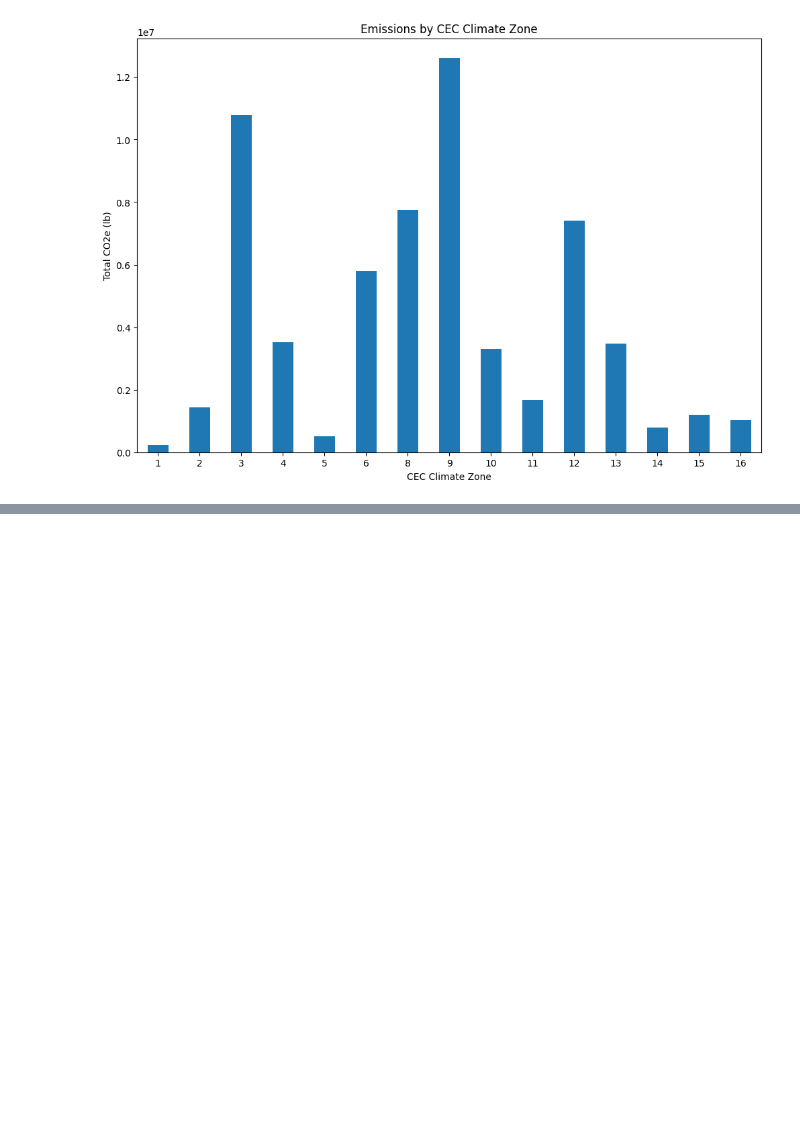
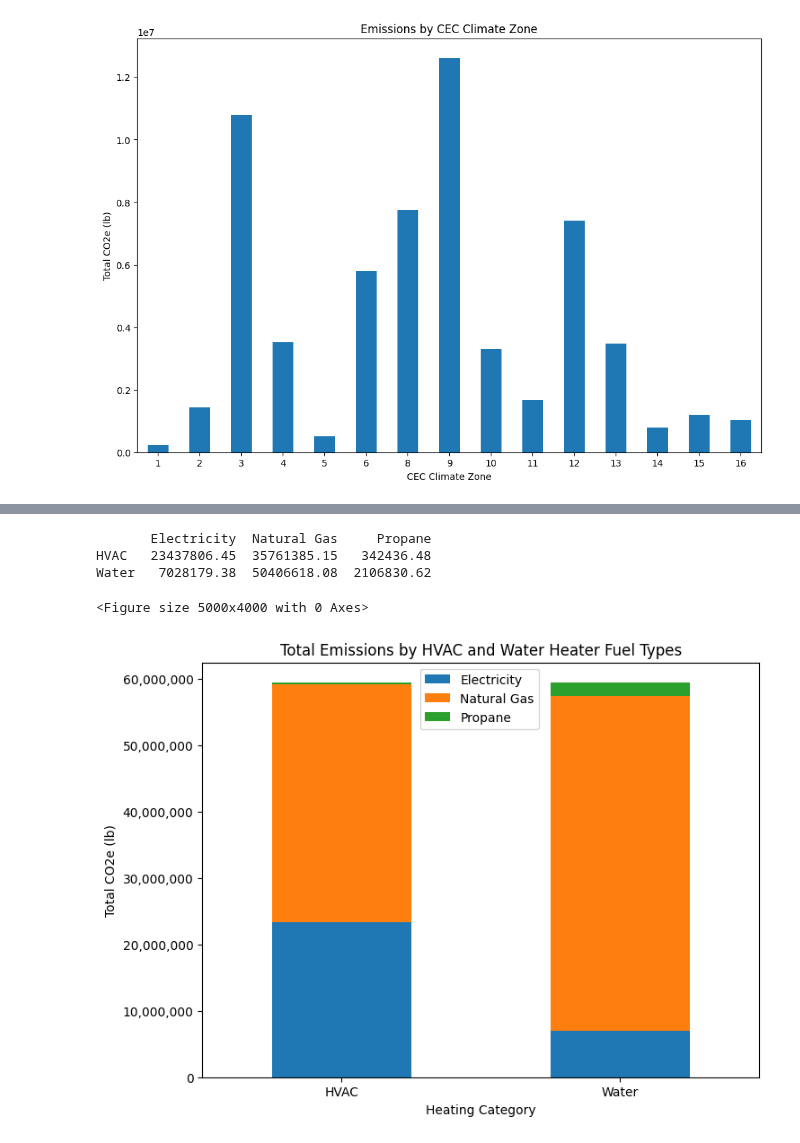
Before and after one commit to NREL/buildstock-query, a Jupyter notebook: example_usage/gashpwh_emissions.ipynb, the cells around one changed output, grey strips where cells are left out. Saved outputs shown, nothing was run; the diff lists cells and outputs as text; code cells hidden in the pictures; blank space fills up the shorter version.

```diff
--- a/example_usage/gashpwh_emissions.ipynb
+++ b/example_usage/gashpwh_emissions.ipynb
@@ -336,0 +329,59 @@ plt.show()
+# %%
+# Stacked bar charts comparing water heater and HVAC emissions:
+
+import matplotlib.pyplot as plt
+import matplotlib.ticker as ticker
+
+# Set the inline backend and desired figure size
+%matplotlib inline
+plt.rcParams['figure.figsize'] = (10, 8)  # Adjust figsize as needed
+# Create a figure with the specified DPI
+plt.figure(dpi=500)
+
+# Filter out rows with the specified column value
+df_filtered = df[df['build_existing_model.heating_fuel'] != 'None']
+df_filtered = df_filtered[df_filtered['build_existing_model.water_heater_fuel'] != 'None']
+df_filtered = df_filtered[df_filtered['build_existing_model.heating_fuel'] != 'Other Fuel']
+df_filtered = df_filtered[df_filtered['build_existing_model.water_heater_fuel'] != 'Other Fuel']
+
+grouped_wh = df_filtered.groupby(['build_existing_model.water_heater_fuel'])['report_simulation_output.emissions_co_2_e_lrmer_mid_case_15_total_lb'].sum()
+grouped_hvac = df_filtered.groupby(['build_existing_model.heating_fuel'])['report_simulation_output.emissions_co_2_e_lrmer_mid_case_15_total_lb'].sum()
+
+desired_column_order = ['Electricity', 'Natural Gas', 'Propane']
+
+values_wh = grouped_wh[desired_column_order]
+values_hvac = grouped_hvac[desired_column_order]
+
+#####################################################
+
+plot_df = pd.DataFrame({'HVAC': values_hvac, 'Water': values_wh})
+
+
+plot_df = plot_df.transpose() # Toggle commenting for error checking
+# column_sums = plot_df.sum() # Toggle commenting for error checking
+# plot_df.loc['Total'] = column_sums # Toggle commenting for error checking
+print(plot_df)
+
+# Create a stacked bar chart
+ax = plot_df.plot.bar(stacked=True, figsize=(8, 6))
+
+# Add labels and title
+plt.xlabel('Heating Category')
+plt.ylabel('Total CO2e (lb)')
+plt.title('Total Emissions by HVAC and Water Heater Fuel Types')
+plt.legend(title='Fuel')
+
+plt.xticks(rotation=0)
+ax.yaxis.set_major_formatter(ticker.FuncFormatter(lambda x, p: format(int(x), ',')))
+
+# Move the legend to the right by adjusting bbox_to_anchor
+plt.legend(title='', bbox_to_anchor=(0.38, 1), loc='upper left')
+
+# Show the plot
+plt.show()
+# %% [output]
+       Electricity  Natural Gas     Propane
+HVAC   23437806.45  35761385.15   342436.48
+Water   7028179.38  50406618.08  2106830.62
+<Figure size 5000x4000 with 0 Axes>
+[figure, added]
```
Also changed, not shown: parts of 6 cells of this notebook.
